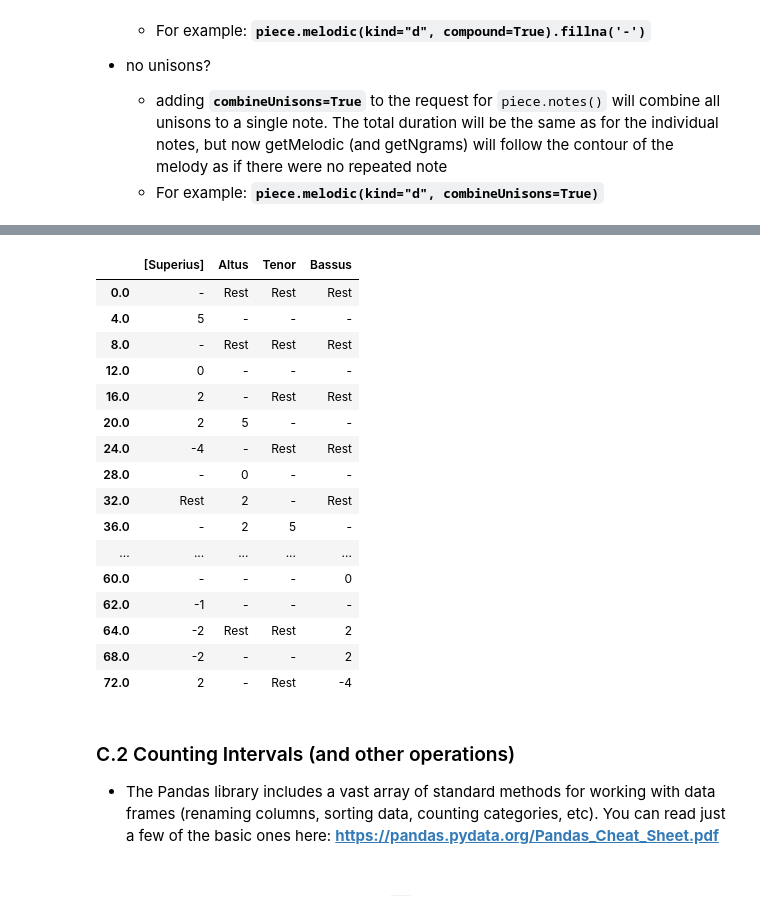
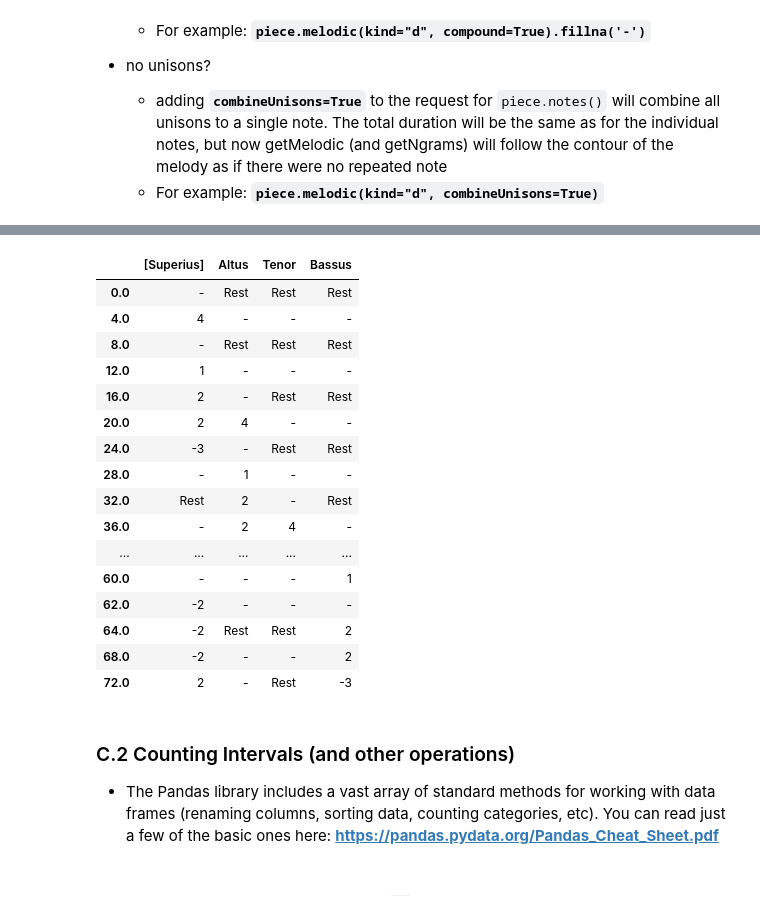
Before and after one commit to RichardFreedman/CRIM_JHUB, a Jupyter notebook: CRIM_02_Melodic_Harmonic.ipynb, the cells around one changed output, grey strips where cells are left out. Cells and saved outputs as stored; diff of their text form; code cells hidden in the pictures.

```diff
--- a/CRIM_02_Melodic_Harmonic.ipynb
+++ b/CRIM_02_Melodic_Harmonic.ipynb
@@ -123,24 +139,24 @@ piece.score.metadata.title
 # %%
-mel = piece.melodic(kind="c").fillna('-')
+mel = piece.melodic(kind="d").fillna('-')
 mel.head(20)
 # %% [output]
 |  | [Superius] | Altus | Tenor | Bassus |
 | 0.0 | - | Rest | Rest | Rest |
-| 4.0 | 5 | - | - | - |
+| 4.0 | 4 | - | - | - |
 | 8.0 | - | Rest | Rest | Rest |
-| 12.0 | 0 | - | - | - |
+| 12.0 | 1 | - | - | - |
 | 16.0 | 2 | - | Rest | Rest |
-| 20.0 | 2 | 5 | - | - |
-| 24.0 | -4 | - | Rest | Rest |
-| 28.0 | - | 0 | - | - |
+| 20.0 | 2 | 4 | - | - |
+| 24.0 | -3 | - | Rest | Rest |
+| 28.0 | - | 1 | - | - |
 | 32.0 | Rest | 2 | - | Rest |
-| 36.0 | - | 2 | 5 | - |
+| 36.0 | - | 2 | 4 | - |
 | ... | ... | ... | ... | ... |
-| 60.0 | - | - | - | 0 |
-| 62.0 | -1 | - | - | - |
+| 60.0 | - | - | - | 1 |
+| 62.0 | -2 | - | - | - |
 | 64.0 | -2 | Rest | Rest | 2 |
 | 68.0 | -2 | - | - | 2 |
-| 72.0 | 2 | - | Rest | -4 |
+| 72.0 | 2 | - | Rest | -3 |
 # %% [markdown]
 ### C.2  Counting Intervals (and other operations)
 
```
Also changed, not shown: parts of 8 cells of this notebook.
